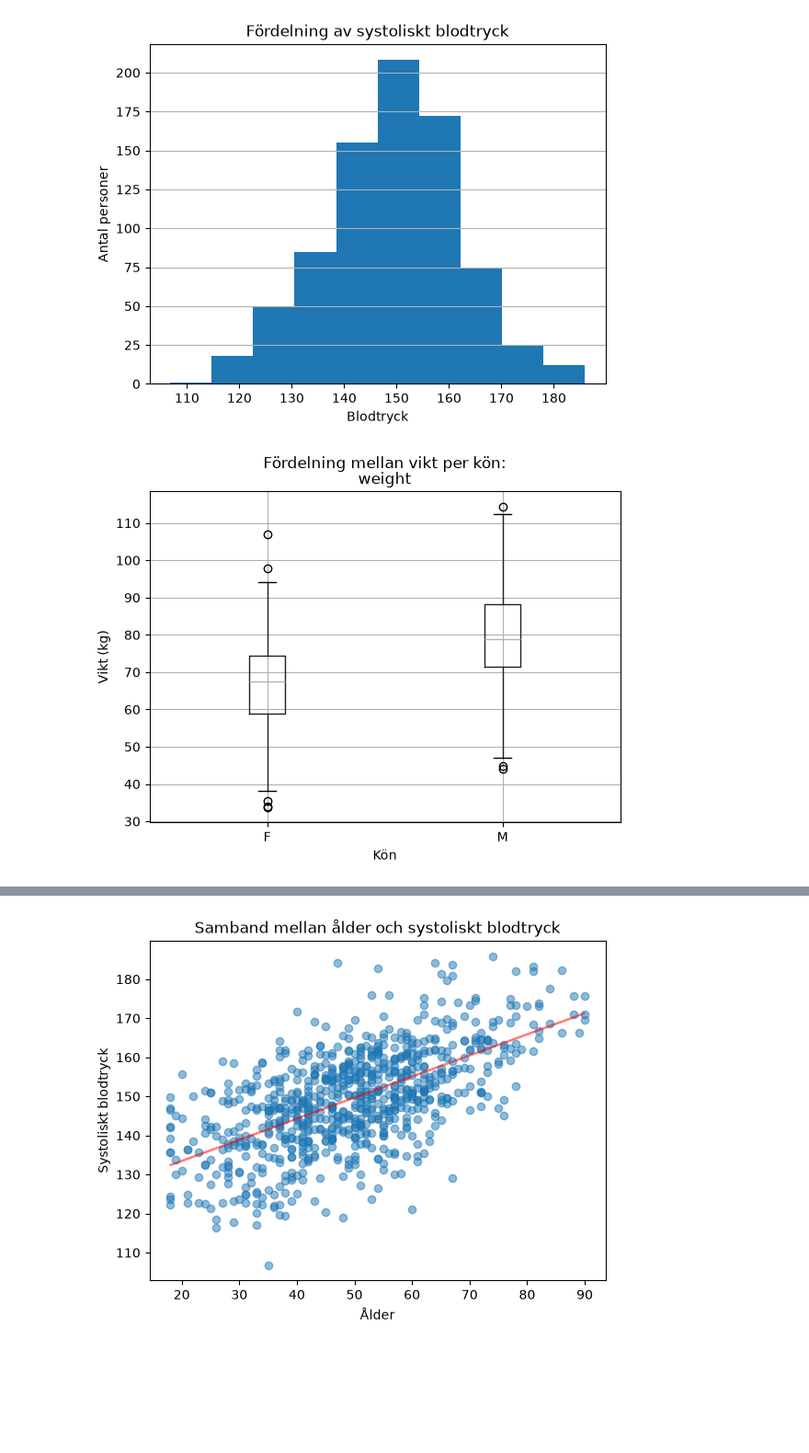
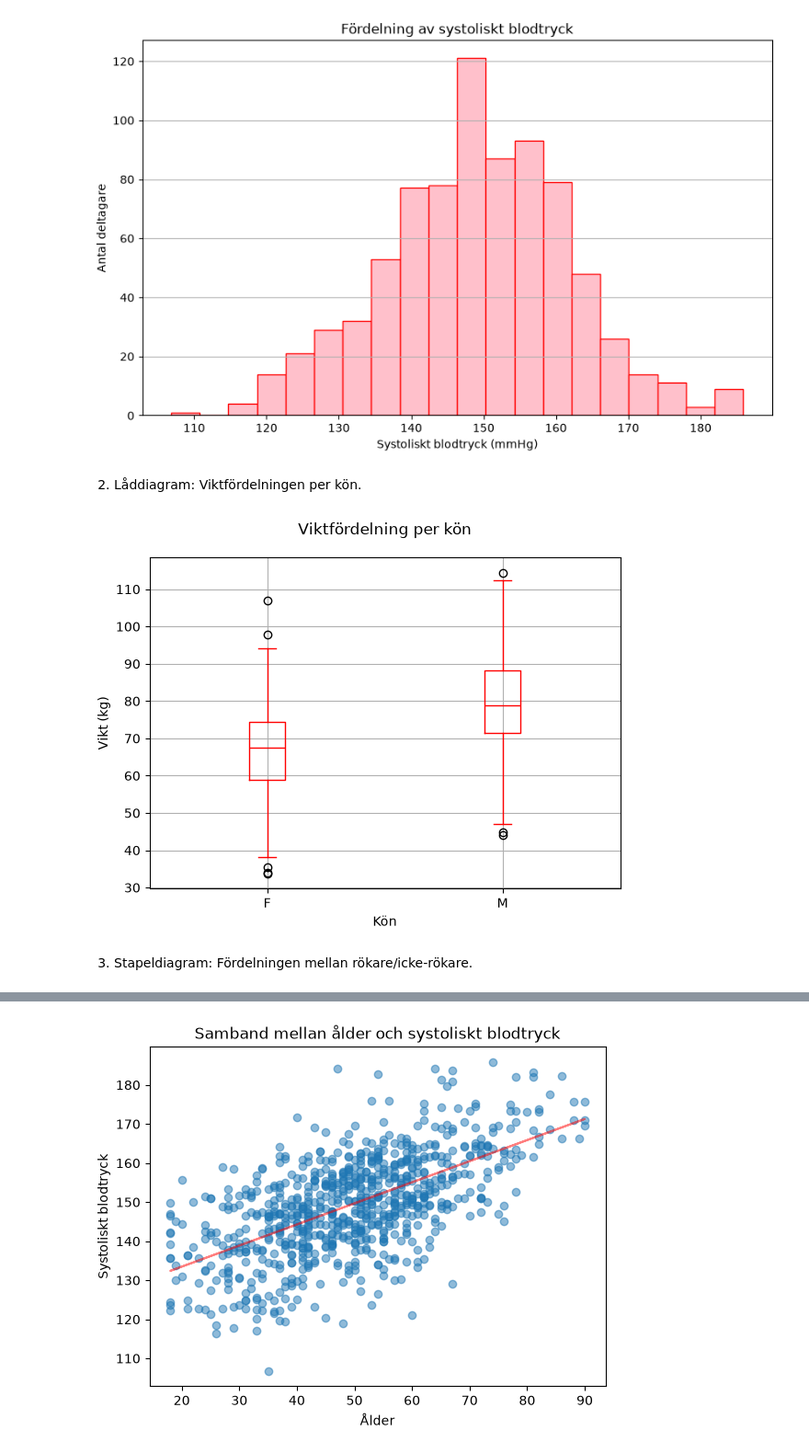
Before and after one commit to loviswikstrom/Health_Study_Analyze, a Jupyter notebook: notebooks/finalreport.ipynb, the cells around one changed output, grey strips where cells are left out. Shown at 92% size. Saved outputs shown, nothing was run; the diff lists cells and outputs as text; code cells hidden in the pictures; blank space fills up the shorter version.

```diff
--- a/notebooks/wtf.ipynb
+++ b/notebooks/finalreport.ipynb
@@ -2,4 +13,7 @@
 import matplotlib.pyplot as plt
 import pandas as pd
 import numpy as np
-from matplotlib.ticker import FuncFormatter
+from scipy.stats import ttest_ind
+np.random.seed(42)
+
+df=pd.read_csv("../data/health_study_dataset.csv")
@@ -13,6 +19,0 @@ sys.path.insert(0, str(PROJECT_ROOT))
-# %%
-from src.io_utils import load_data
-
-df = load_data()
-# %%
-df = load_data()
@@ -19,18 +87,29 @@ df = load_data()
 # %%
-plt.hist(df["systolic_bp"], bins=10)
+plt.figure(figsize=(10, 6))
+plt.hist(df["systolic_bp"], bins=20, color="pink", edgecolor="red")
+
 plt.title("Fördelning av systoliskt blodtryck")
-plt.xlabel("Blodtryck")
-plt.ylabel("Antal personer")
+plt.xlabel("Systoliskt blodtryck (mmHg)")
+plt.ylabel("Antal deltagare")
 plt.grid(axis="y")
 plt.show()
 # %% [output]
-[figure, old version]
+[figure, new version]
+# %% [markdown]
+2. Låddiagram: Viktfördelningen per kön.
 # %%
-df.boxplot(column="weight", by="sex")
-plt.suptitle("Fördelning mellan vikt per kön:")
-plt.xlabel("Kön")
-plt.ylabel("Vikt (kg)")
+fig, ax = plt.subplots()
+df.boxplot(column="weight", by="sex", ax=ax, color="red")
+
+fig.suptitle("Viktfördelning per kön")
+
+ax.set_title("")
+ax.set_xlabel("Kön")
+ax.set_ylabel("Vikt (kg)")
+
 plt.show()
 # %% [output]
-[figure, old version]
+[figure, new version]
+# %% [markdown]
+3. Stapeldiagram: Fördelningen mellan rökare/icke-rökare.
 # %%
```
Also changed, not shown: parts of 24 cells of this notebook, 3 other files.
